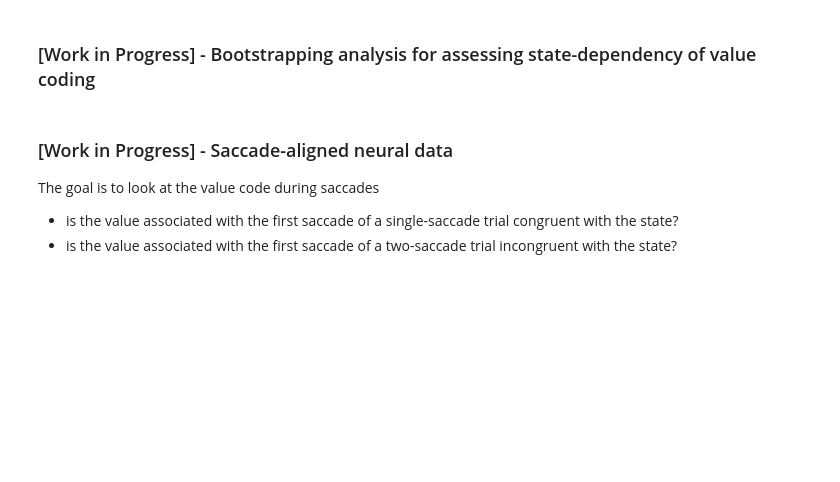
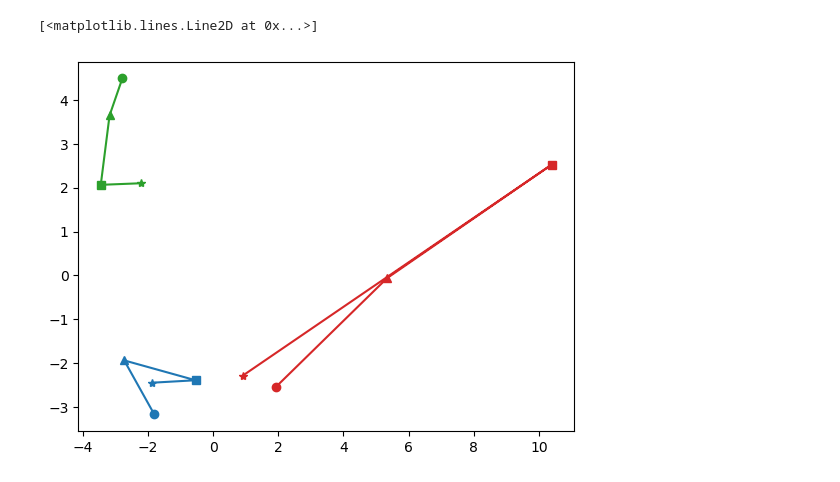
Before and after one commit to t-elston/FS_self_control, a Jupyter notebook: analysis/single_neuron_sandbox.ipynb, the cells around one changed output. Saved outputs shown, nothing was run; the diff lists cells and outputs as text; code cells hidden in the pictures; blank space fills up the shorter version.

```diff
--- a/analysis/single_neuron_sandbox.ipynb
+++ b/analysis/single_neuron_sandbox.ipynb
@@ -897,2 +736,0 @@ for region_id, color in colors.items():
-# %% [markdown]
-### [Work in Progress] - Bootstrapping analysis for assessing state-dependency of value coding
@@ -968,5 +736,0 @@ plt.show()
-# %% [markdown]
-### [Work in Progress] - Saccade-aligned neural data
-The goal is to look at the value code during saccades
-- is the value associated with the first saccade of a single-saccade trial congruent with the state?
-- is the value associated with the first saccade of a two-saccade trial incongruent with the state?
@@ -1074,0 +737,23 @@ for u in tqdm(range(n_units)):
+# %%
+# Perform PCA and determine the value manifold
+
+ofc_pca = decomposition.PCA(n_components=6)
+ofc_pca.fit(f_cond_means[:, ofc_ix])
+ofc_pcs = ofc_pca.transform(f_cond_means[:, ofc_ix])
+
+x_ax = 0
+y_ax = 1
+
+# visualize the manifold
+markers = ['o', '^', 's', '*']
+for i in range(4):
+    plt.plot(ofc_pcs[i+0,x_ax], ofc_pcs[i+0,y_ax], marker = markers[i], color='tab:blue')
+    plt.plot(ofc_pcs[i+4,x_ax], ofc_pcs[i+4,y_ax], marker = markers[i], color='tab:red')
+    plt.plot(ofc_pcs[i+8,x_ax], ofc_pcs[i+8,y_ax], marker = markers[i], color='tab:green')
+
+plt.plot(ofc_pcs[0:4,x_ax], ofc_pcs[0:4,y_ax], color = 'tab:blue')
+plt.plot(ofc_pcs[4:8,x_ax], ofc_pcs[4:8,y_ax], color = 'tab:red')
+plt.plot(ofc_pcs[8:12,x_ax], ofc_pcs[8:12,y_ax], color = 'tab:green')
+# %% [output]
+[<matplotlib.lines.Line2D at 0x...>]
+[figure, added]
```
Also changed, not shown: parts of 17 cells of this notebook.
